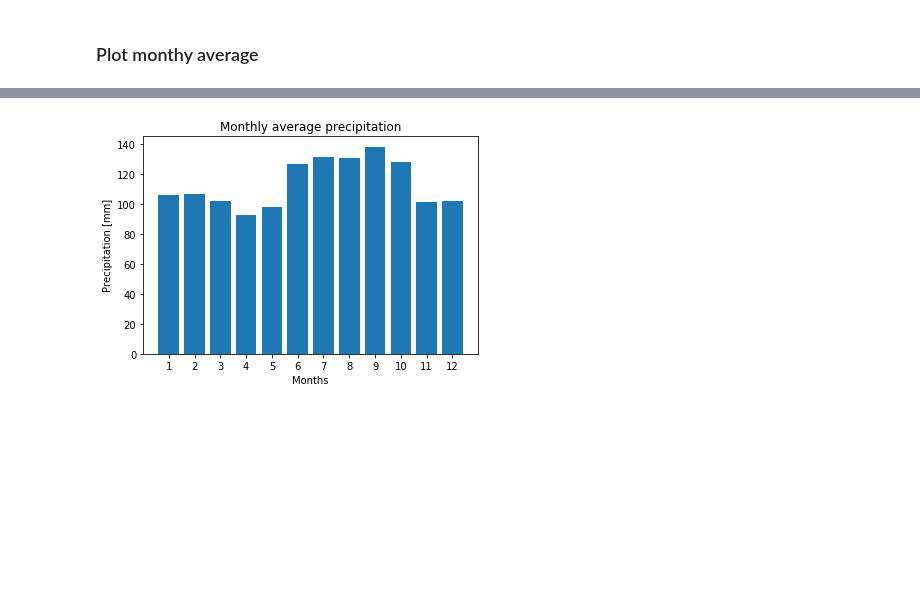
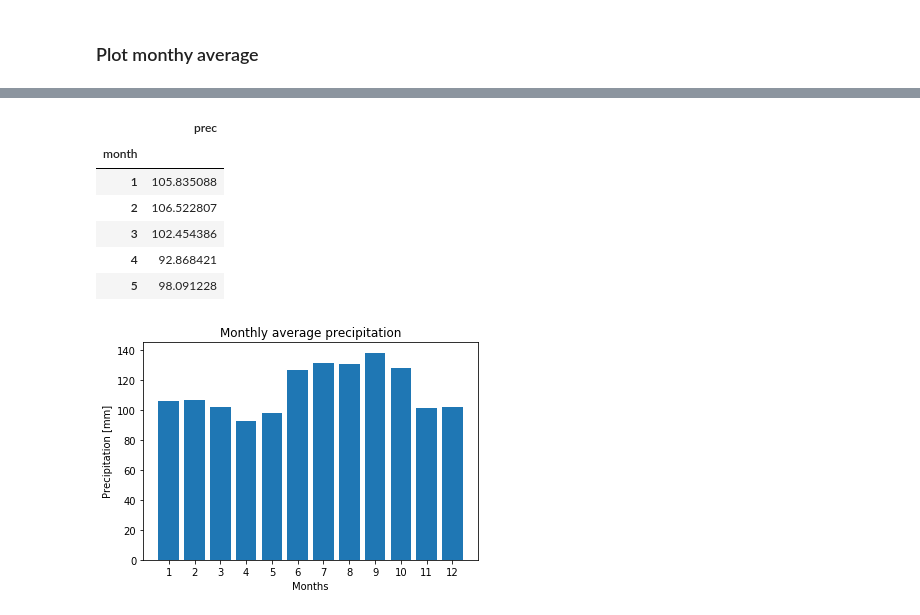
Before and after one commit to dsllt/PortoAlegre_TimeSeriesAnalysis, a Jupyter notebook: TimeSeriesAnalysis.ipynb, the cells around one changed output, grey strips where cells are left out. Drawn from its saved outputs; the diff is of its cells as text; code cells hidden in the pictures; blank space fills up the shorter version.

Commit message:
Including some columns to the df

```diff
--- a/TimeSeriesAnalysis.ipynb
+++ b/TimeSeriesAnalysis.ipynb
@@ -96,7 +96,7 @@ df_modified.head()
 #### Code
 # %%
 # 'prec' stands for precipitation
-df_modified.rename(columns={'Data':'date','Valor':'prec'}, inplace = True)
+df_modified.rename(columns={'Data':'date','Valor':'prec', 'Mês':'month', 'Ano': 'year'}, inplace = True)
 # %% [markdown]
 #### Test
 # %%
@@ -156,7 +156,7 @@ plt.title('Daily Precipitation');
 ### Plot monthy average
 # %%
 # Get monthly total precipitation
-monthly_sum = df_modified.groupby(by=[df_modified.index.year,df_modified.index.month]).prec.sum()
+monthly_sum = df_modified.groupby(by=[df_modified.year,df_modified.month]).prec.sum()
 # %%
 monthly_sum
 # %% [output]
@@ -175,10 +175,17 @@ date  date
 Name: prec, Length: 677, dtype: float64
-# %%
-# Rename multiindex to year and month
-monthly_sum.index.set_names(['year', 'month'], inplace = True)
 # %%
 # Compute monthly average
 monthly_avg = monthly_sum.reset_index(level=1).groupby('month').mean()
+# %%
+monthly_avg.head()
+# %% [output]
+|  | prec |
+| month |  |
+| 1 | 105.835088 |
+| 2 | 106.522807 |
+| 3 | 102.454386 |
+| 4 | 92.868421 |
+| 5 | 98.091228 |
 # %%
 # Plot month average
 x = np.arange(1,13)
```
Also changed, not shown: parts of 4 cells of this notebook.
